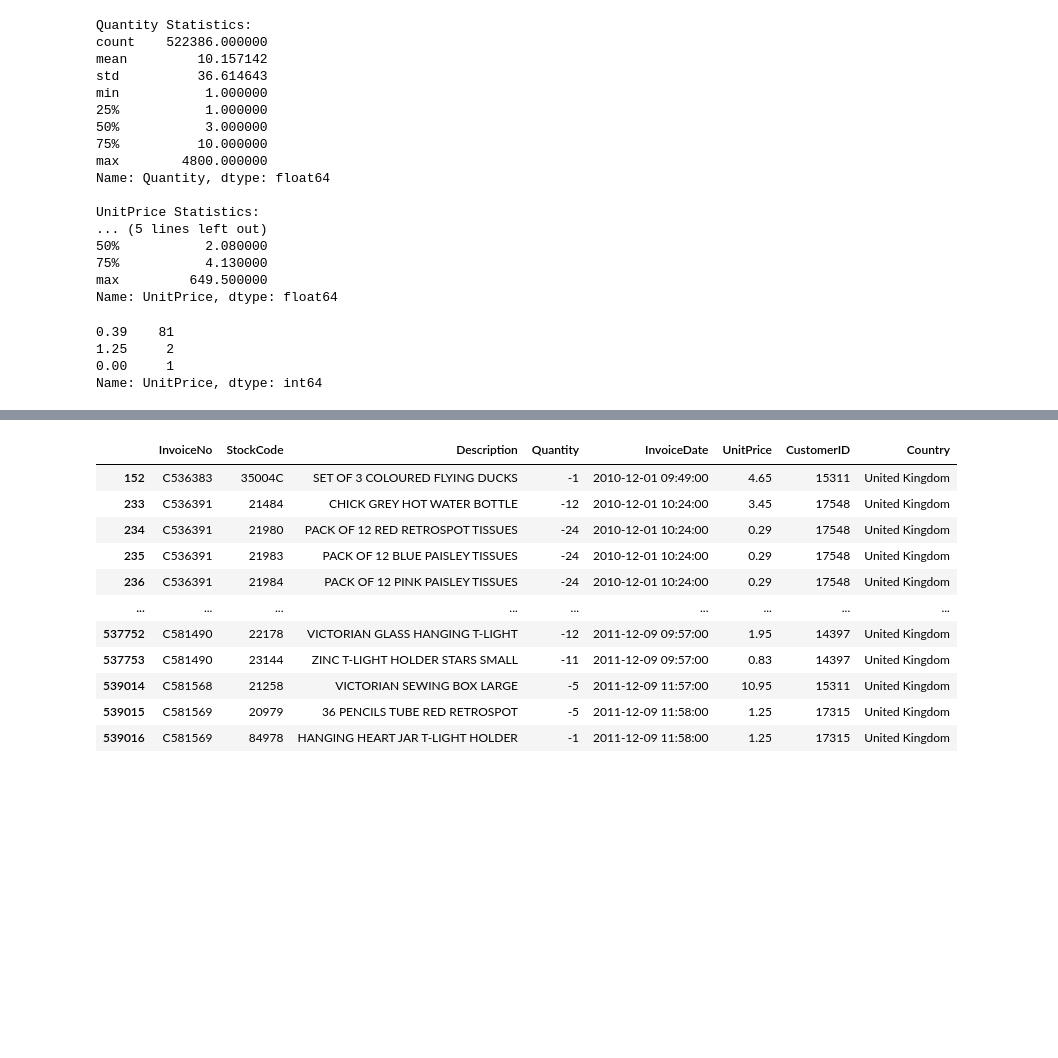
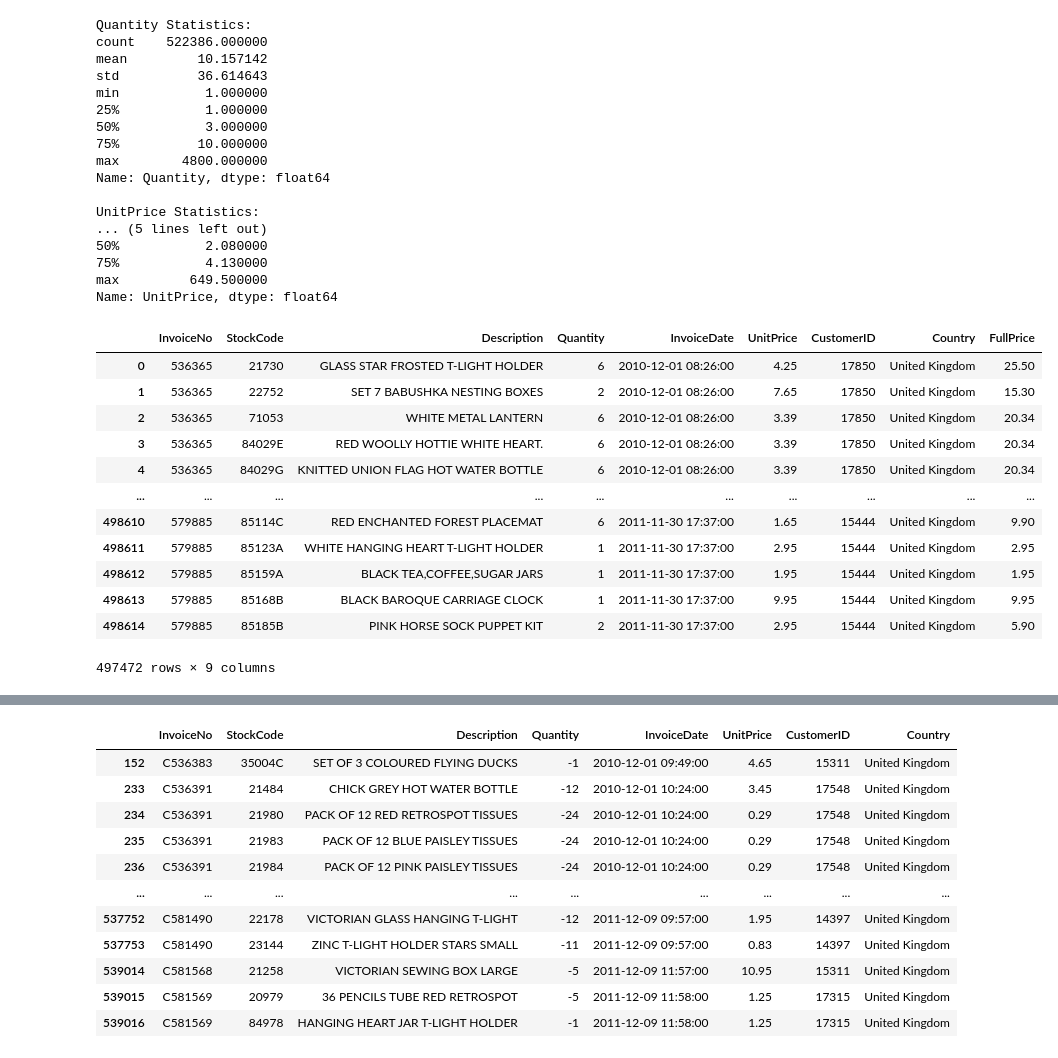
Before and after one commit to gregi12/e-commerce_analysis, a Jupyter notebook: exploratory_analysis.ipynb, the cells around one changed output, grey strips where cells are left out. Saved outputs shown, nothing was run; the diff lists cells and outputs as text; code cells hidden in the pictures; blank space fills up the shorter version.

```diff
--- a/exploratory_analysis.ipynb
+++ b/exploratory_analysis.ipynb
@@ -350,2 +295,0 @@ product_summary.
-# %%
-stockCode_to_desc = orders.set_index('StockCode')['Description'].to_dict()
@@ -555,10 +367,19 @@ UnitPrice Statistics:
 75%           4.130000
 max         649.500000
 Name: UnitPrice, dtype: float64
-# %%
-orders[orders['StockCode']=='37413']['UnitPrice'].value_counts()
-# %% [output]
-0.39    81
-1.25     2
-0.00     1
-Name: UnitPrice, dtype: int64
+# %%
+orders[:-1]
+# %% [output]
+|  | InvoiceNo | StockCode | Description | Quantity | InvoiceDate | UnitPrice | CustomerID | Country | FullPrice |
+| 0 | 536365 | 21730 | GLASS STAR FROSTED T-LIGHT HOLDER | 6 | 2010-12-01 08:26:00 | 4.25 | 17850 | United Kingdom | 25.50 |
+| 1 | 536365 | 22752 | SET 7 BABUSHKA NESTING BOXES | 2 | 2010-12-01 08:26:00 | 7.65 | 17850 | United Kingdom | 15.30 |
+| 2 | 536365 | 71053 | WHITE METAL LANTERN | 6 | 2010-12-01 08:26:00 | 3.39 | 17850 | United Kingdom | 20.34 |
+| 3 | 536365 | 84029E | RED WOOLLY HOTTIE WHITE HEART. | 6 | 2010-12-01 08:26:00 | 3.39 | 17850 | United Kingdom | 20.34 |
+| 4 | 536365 | 84029G | KNITTED UNION FLAG HOT WATER BOTTLE | 6 | 2010-12-01 08:26:00 | 3.39 | 17850 | United Kingdom | 20.34 |
+| ... | ... | ... | ... | ... | ... | ... | ... | ... | ... |
+| 498610 | 579885 | 85114C | RED ENCHANTED FOREST PLACEMAT | 6 | 2011-11-30 17:37:00 | 1.65 | 15444 | United Kingdom | 9.90 |
+| 498611 | 579885 | 85123A | WHITE HANGING HEART T-LIGHT HOLDER | 1 | 2011-11-30 17:37:00 | 2.95 | 15444 | United Kingdom | 2.95 |
+| 498612 | 579885 | 85159A | BLACK TEA,COFFEE,SUGAR JARS | 1 | 2011-11-30 17:37:00 | 1.95 | 15444 | United Kingdom | 1.95 |
+| 498613 | 579885 | 85168B | BLACK BAROQUE CARRIAGE CLOCK | 1 | 2011-11-30 17:37:00 | 9.95 | 15444 | United Kingdom | 9.95 |
+| 498614 | 579885 | 85185B | PINK HORSE SOCK PUPPET KIT | 2 | 2011-11-30 17:37:00 | 2.95 | 15444 | United Kingdom | 5.90 |
+497472 rows × 9 columns
```
Also changed, not shown: parts of 49 cells of this notebook, 4 other files.
